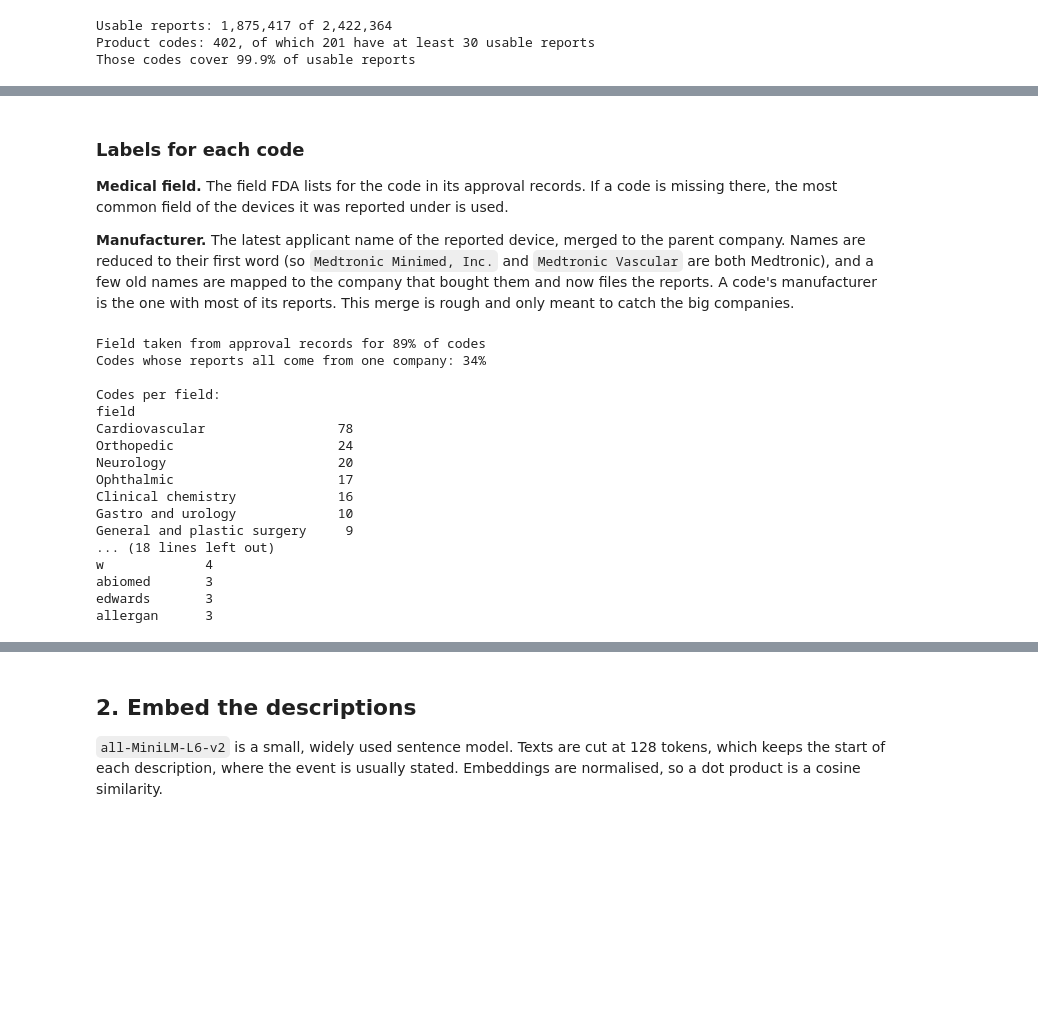
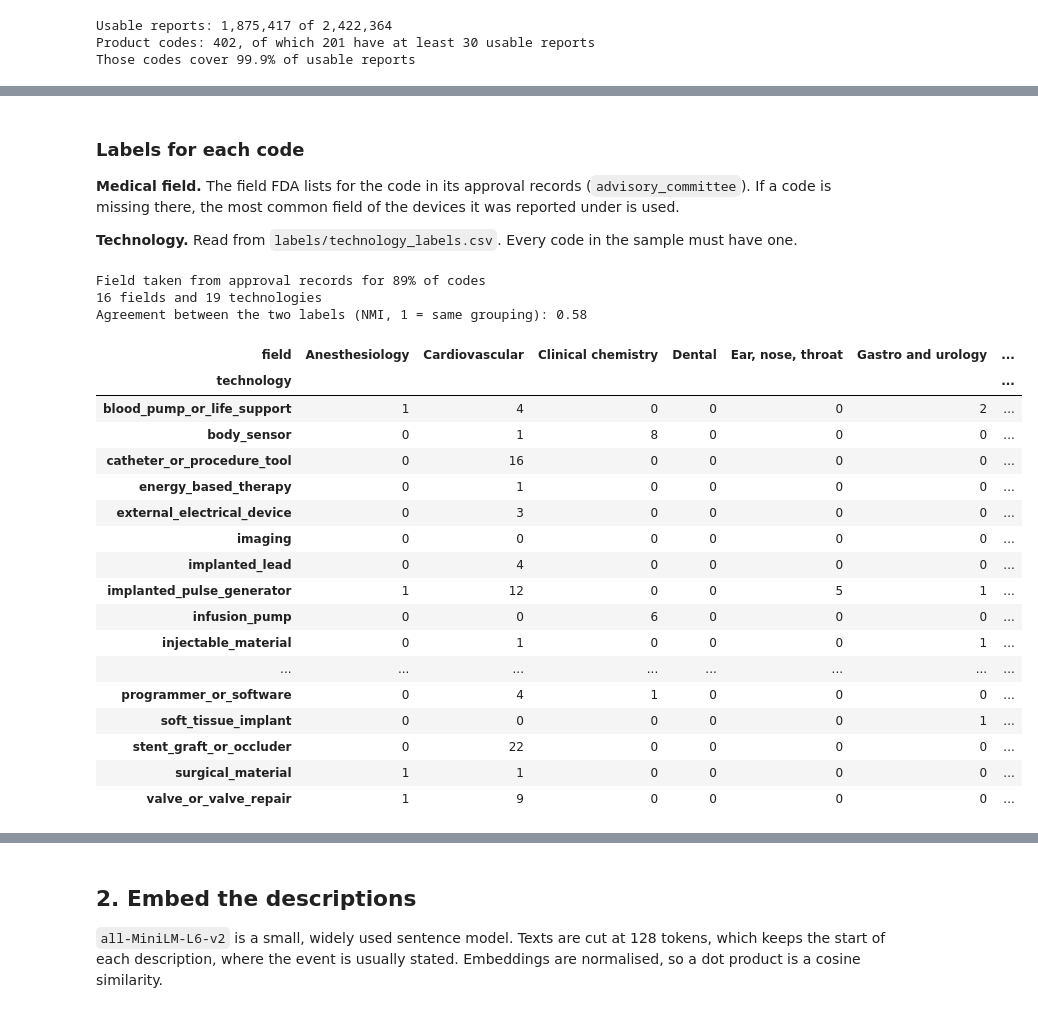
Before and after one commit to albertcasajuana01/social_graphs_project, a Jupyter notebook: text_similarity_network.ipynb, the cells around one changed output, grey strips where cells are left out. Cells and saved outputs as stored; diff of their text form; code cells hidden in the pictures; blank space fills up the shorter version.

```diff
--- a/text_similarity_network.ipynb
+++ b/text_similarity_network.ipynb
@@ -124,59 +135,47 @@ Sample: 48,450 reports from 201 product codes
 # %% [markdown]
 ### Labels for each code
 
-**Medical field.** The field FDA lists for the code in its approval records. If a code is missing there, the most common field of the devices it was reported under is used.
+**Medical field.** The field FDA lists for the code in its approval records (`advisory_committee`). If a code is missing there, the most common field of the devices it was reported under is used.
 
-**Manufacturer.** The latest applicant name of the reported device, merged to the parent company. Names are reduced to their first word (so `Medtronic Minimed, Inc.` and `Medtronic Vascular` are both Medtronic), and a few old names are mapped to the company that bought them and now files the reports. A code's manufacturer is the one with most of its reports. This merge is rough and only meant to catch the big companies.
+**Technology.** Read from `labels/technology_labels.csv`. Every code in the sample must have one.
 # %%
-ALIASES = {
-    "st": "abbott", "guidant": "boston", "micro": "medtronic", "covidien": "medtronic",
-    "depuy": "johnson", "ethicon": "johnson", "mentor": "johnson", "biosense": "johnson",
-    "physio-control": "stryker", "bard": "becton",
-}
-
-
-def company(name):
-    first = re.sub(r"[^a-z\- ]", " ", str(name).lower()).split()[0]
-    return ALIASES.get(first, first)
-
-
-devices["company"] = devices["latest_applicant"].map(company)
-sample["company"] = sample["pma_number"].map(devices.set_index("pma_number")["company"])
-
 records = pd.read_csv(PROCESSED_DIR / "pma_records.csv", dtype=str, usecols=["product_code", "advisory_committee"]).dropna()
 field_from_records = records.groupby("product_code")["advisory_committee"].agg(lambda s: s.mode()[0])
 sample["device_field"] = sample["pma_number"].map(devices.set_index("pma_number")["advisory_committee"])
 field_from_devices = sample.groupby("product_code")["device_field"].agg(lambda s: s.mode()[0])
+technology = pd.read_csv(TECHNOLOGY_PATH, dtype=str).set_index("product_code")
 
-codes = sample.groupby("product_code").agg(
-    n_reports=("mdr_report_key", "size"),
-    company=("company", lambda s: s.mode()[0]),
-    company_share=("company", lambda s: s.value_counts(normalize=True).iloc[0]),
-    harm_share=("event_type", lambda s: s.isin(["Death", "Injury"]).mean()),
-)
-codes["field_code"] = field_from_records.reindex(codes.index).fillna(field_from_devices)
-codes["field"] = codes["field_code"].map(COMMITTEES)
-codes["name"] = devices.drop_duplicates("product_code").set_index("product_code")["generic_name"].reindex(codes.index)
+codes = sample.groupby("product_code").agg(n_reports=("mdr_report_key", "size"))
+codes["field"] = field_from_records.reindex(codes.index).fillna(field_from_devices).map(COMMITTEES)
+codes["technology"] = technology["technology"].reindex(codes.index)
+codes["name"] = technology["fda_name"].reindex(codes.index)
+assert codes["technology"].notna().all(), f"codes without a technology label: {list(codes.index[codes['technology'].isna()])}"
+assert codes["field"].notna().all()
 
 print(f"Field taken from approval records for {codes.index.isin(field_from_records.index).mean():.0%} of codes")
-print(f"Codes whose reports all come from one company: {(codes['company_share'] == 1).mean():.0%}")
-print(f"\nCodes per field:\n{codes['field'].value_counts().to_string()}")
-print(f"\nCodes per company (top 10):\n{codes['company'].value_counts().head(10).to_string()}")
+print(f"{codes['field'].nunique()} fields and {codes['technology'].nunique()} technologies")
+print(f"Agreement between the two labels (NMI, 1 = same grouping): "
+      f"{normalized_mutual_info_score(codes['field'], codes['technology']):.2f}")
+pd.crosstab(codes["technology"], codes["field"])
 # %% [output]
 Field taken from approval records for 89% of codes
-Codes whose reports all come from one company: 34%
-
-Codes per field:
-field
-Cardiovascular                 78
-Orthopedic                     24
-Neurology                      20
-Ophthalmic                     17
-Clinical chemistry             16
-Gastro and urology             10
-General and plastic surgery     9
-... (18 lines left out)
-w             4
-abiomed       3
-edwards       3
-allergan      3
+16 fields and 19 technologies
+Agreement between the two labels (NMI, 1 = same grouping): 0.58
+| field | Anesthesiology | Cardiovascular | Clinical chemistry | Dental | Ear, nose, throat | Gastro and urology | ... |
+| technology |  |  |  |  |  |  | ... |
+| blood_pump_or_life_support | 1 | 4 | 0 | 0 | 0 | 2 | ... |
+| body_sensor | 0 | 1 | 8 | 0 | 0 | 0 | ... |
+| catheter_or_procedure_tool | 0 | 16 | 0 | 0 | 0 | 0 | ... |
+| energy_based_therapy | 0 | 1 | 0 | 0 | 0 | 0 | ... |
+| external_electrical_device | 0 | 3 | 0 | 0 | 0 | 0 | ... |
+| imaging | 0 | 0 | 0 | 0 | 0 | 0 | ... |
+| implanted_lead | 0 | 4 | 0 | 0 | 0 | 0 | ... |
+| implanted_pulse_generator | 1 | 12 | 0 | 0 | 5 | 1 | ... |
+| infusion_pump | 0 | 0 | 6 | 0 | 0 | 0 | ... |
+| injectable_material | 0 | 1 | 0 | 0 | 0 | 1 | ... |
+| ... | ... | ... | ... | ... | ... | ... | ... |
+| programmer_or_software | 0 | 4 | 1 | 0 | 0 | 0 | ... |
+| soft_tissue_implant | 0 | 0 | 0 | 0 | 0 | 1 | ... |
+| stent_graft_or_occluder | 0 | 22 | 0 | 0 | 0 | 0 | ... |
+| surgical_material | 1 | 1 | 0 | 0 | 0 | 0 | ... |
+| valve_or_valve_repair | 1 | 9 | 0 | 0 | 0 | 0 | ... |
```
Also changed, not shown: parts of 48 cells of this notebook, 1 other file.
